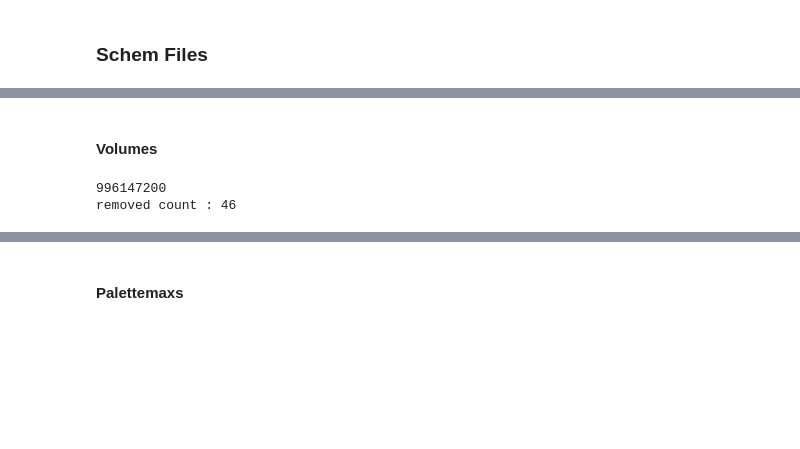
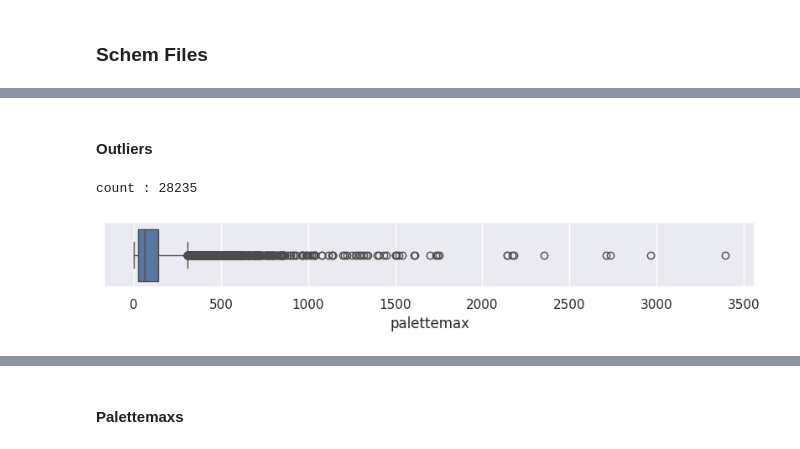
Before and after one commit to Dnewe/mcbuild-generator, a Jupyter notebook: notebooks/data_analysis.ipynb, the cells around one changed output, grey strips where cells are left out. Saved outputs shown, nothing was run; the diff lists cells and outputs as text; code cells hidden in the pictures; blank space fills up the shorter version.

```diff
--- a/notebooks/data_analysis.ipynb
+++ b/notebooks/data_analysis.ipynb
@@ -77,2 +27,6 @@ Counter({Int(2): 28235})
+# %%
+metadata_df = pd.read_csv(os.path.join("..", BUILDS_METADATA_CSV))
 # %% [markdown]
-#### Volumes
+#### Outliers
+# %%
+COLUMN = "palettemax"
@@ -79,10 +51,8 @@ Counter({Int(2): 28235})
 # %%
-volumes_arr = np.array(volumes)
+print(f"count : {len(metadata_df)}")
+plt.figure(figsize=(10, 1))
+sns.boxplot(metadata_df, x=COLUMN)
+plt.show()
+# %% [output]
+count : 28235
+[figure, added]
-# %%
-# remove outliers
-volumes_arr = volumes_arr[volumes_arr<10e8]
-print(volumes_arr.max())
-print(f'removed count : {len(volumes) - len(volumes_arr)}')
-# %% [output]
-996147200
-removed count : 46
```
Also changed, not shown: parts of 13 cells of this notebook, 10 other files.
